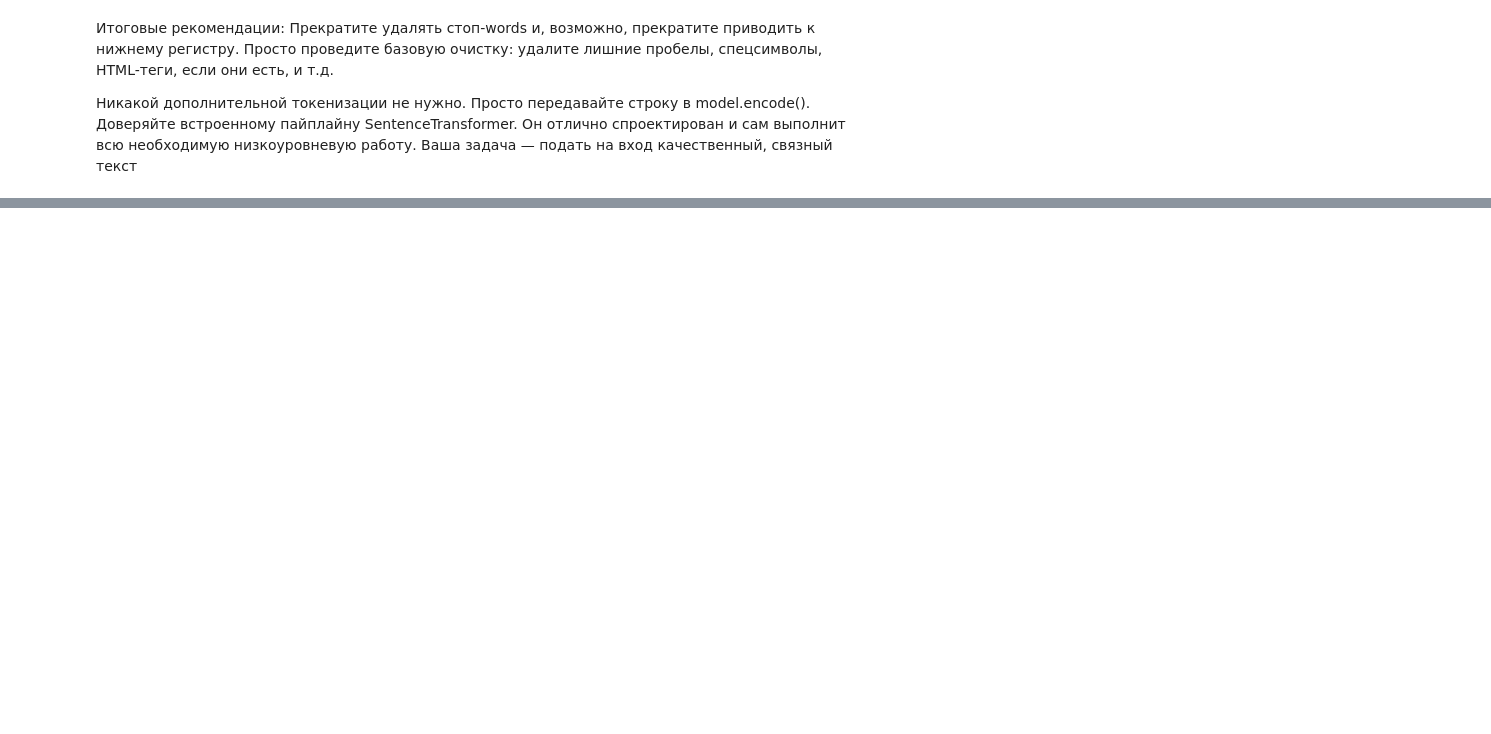
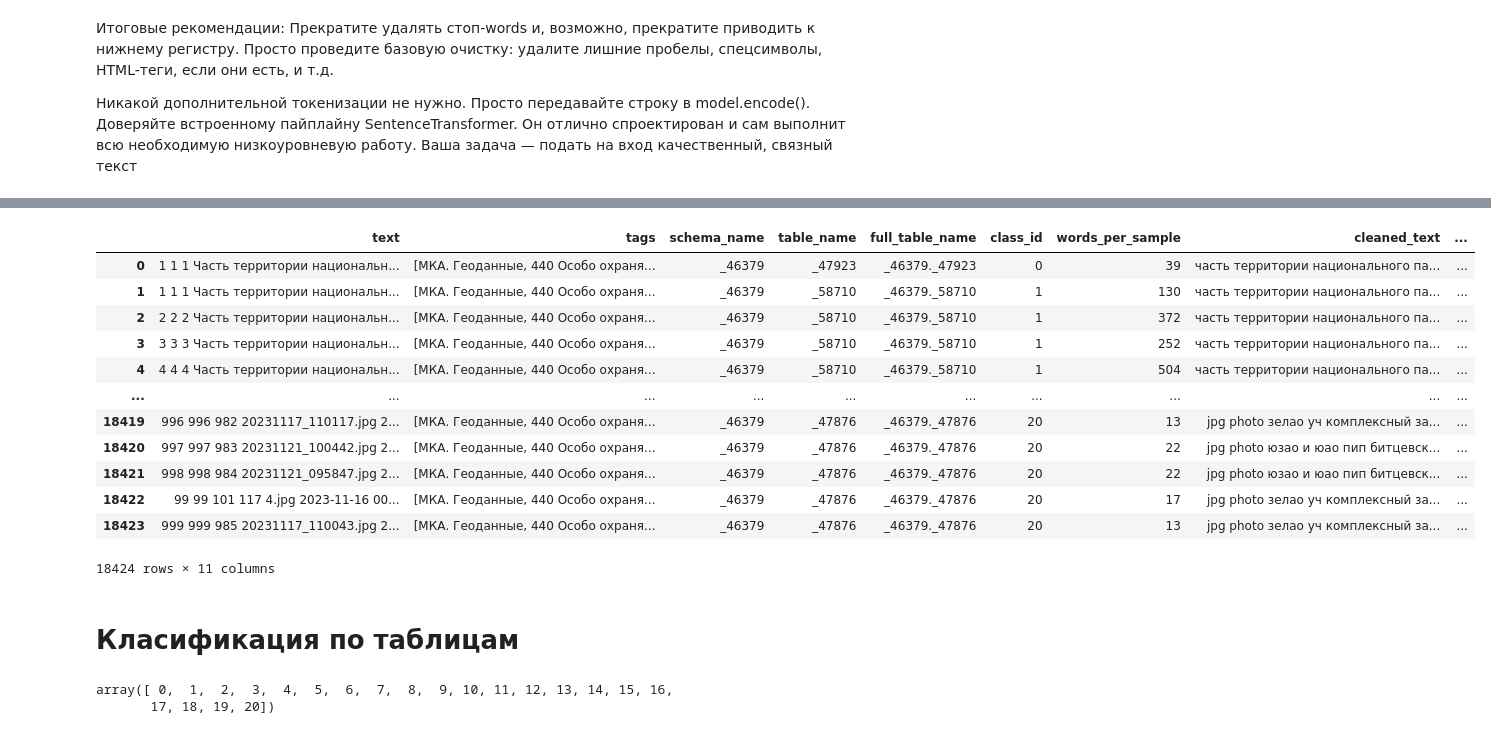
Before and after one commit to FuseII/dam_system, a Jupyter notebook: classification.ipynb, the cells around one changed output, grey strips where cells are left out. Cells and saved outputs as stored; diff of their text form; code cells hidden in the pictures; blank space fills up the shorter version.

```diff
--- a/classification.ipynb
+++ b/classification.ipynb
@@ -139,0 +159,23 @@ def clean_text(text):
+# %%
+# Функция для обработки чанка с очисткой текста
+def process_chunk(chunk):
+    """Генерирует эмбеддинги для чанка с предварительной очисткой"""
+    # Очищаем тексты
+    cleaned_texts = chunk['text'].apply(clean_text).tolist()
+    # получаем имена сервисов
+    service_names = chunk['tags'].apply(get_service_name).tolist()
+    # получаем осмысленное имя таблицы
+    table_info_name = chunk.apply(lambda row: get_table_info_name(row['tags'], row['full_table_name']), axis=1).tolist()
+    # chunk.apply(lambda row: get_table_info_name(row))
+    # table_info_name = chunk.apply(get_table_info_name).tolist()
+    # Генерируем эмбеддинги для всех текстов в чанке
+    embeddings = model.encode(cleaned_texts,
+                            show_progress_bar=False,
+                            convert_to_numpy=True)
+
+    # Добавляем результаты в чанк
+    chunk['cleaned_text'] = cleaned_texts
+    chunk['embeddings'] = list(embeddings)
+    chunk['service_name'] = service_names
+    chunk['table_info_name'] = table_info_name
+    return chunk
@@ -139,0 +198,34 @@ def clean_text(text):
+# %%
+# Размер чанка (подбирайте под ваши ресурсы)
+CHUNK_SIZE = 1000
+# Инициализация прогресс-бара
+pbar = tqdm(total=len(final_df), desc="Обработка датафрейма")
+# Обработка по чанкам
+results = []
+for i in range(0, len(final_df), CHUNK_SIZE):
+    chunk = final_df.iloc[i:i + CHUNK_SIZE].copy()
+    processed_chunk = process_chunk(chunk)
+    results.append(processed_chunk)
+    pbar.update(len(chunk))
+pbar.close()
+
+# Сборка финального датафрейма
+final_df = pd.concat(results, ignore_index=True)
+# %%
+final_df
+# %% [output]
+|  | text | tags | schema_name | table_name | full_table_name | class_id | words_per_sample | cleaned_text | ... |
+| 0 | 1 1 1 Часть территории национальн... | [МКА. Геоданные, 440 Особо охраня... | _46379 | _47923 | _46379._47923 | 0 | 39 | часть территории национального па... | ... |
+| 1 | 1 1 1 Часть территории национальн... | [МКА. Геоданные, 440 Особо охраня... | _46379 | _58710 | _46379._58710 | 1 | 130 | часть территории национального па... | ... |
+| 2 | 2 2 2 Часть территории национальн... | [МКА. Геоданные, 440 Особо охраня... | _46379 | _58710 | _46379._58710 | 1 | 372 | часть территории национального па... | ... |
+| 3 | 3 3 3 Часть территории национальн... | [МКА. Геоданные, 440 Особо охраня... | _46379 | _58710 | _46379._58710 | 1 | 252 | часть территории национального па... | ... |
+| 4 | 4 4 4 Часть территории национальн... | [МКА. Геоданные, 440 Особо охраня... | _46379 | _58710 | _46379._58710 | 1 | 504 | часть территории национального па... | ... |
+| ... | ... | ... | ... | ... | ... | ... | ... | ... | ... |
+| 18419 | 996 996 982 20231117_110117.jpg 2... | [МКА. Геоданные, 440 Особо охраня... | _46379 | _47876 | _46379._47876 | 20 | 13 | jpg photo зелао уч комплексный за... | ... |
+| 18420 | 997 997 983 20231121_100442.jpg 2... | [МКА. Геоданные, 440 Особо охраня... | _46379 | _47876 | _46379._47876 | 20 | 22 | jpg photo юзао и юао пип битцевск... | ... |
+| 18421 | 998 998 984 20231121_095847.jpg 2... | [МКА. Геоданные, 440 Особо охраня... | _46379 | _47876 | _46379._47876 | 20 | 22 | jpg photo юзао и юао пип битцевск... | ... |
+| 18422 | 99 99 101 117 4.jpg 2023-11-16 00... | [МКА. Геоданные, 440 Особо охраня... | _46379 | _47876 | _46379._47876 | 20 | 17 | jpg photo зелао уч комплексный за... | ... |
+| 18423 | 999 999 985 20231117_110043.jpg 2... | [МКА. Геоданные, 440 Особо охраня... | _46379 | _47876 | _46379._47876 | 20 | 13 | jpg photo зелао уч комплексный за... | ... |
+18424 rows × 11 columns
+# %% [markdown]
+# Класификация по таблицам
@@ -139,0 +236,5 @@ def clean_text(text):
+# %%
+final_df['class_id'].unique()
+# %% [output]
+array([ 0,  1,  2,  3,  4,  5,  6,  7,  8,  9, 10, 11, 12, 13, 14, 15, 16,
+       17, 18, 19, 20])
```
Also changed, not shown: parts of 15 cells of this notebook.
